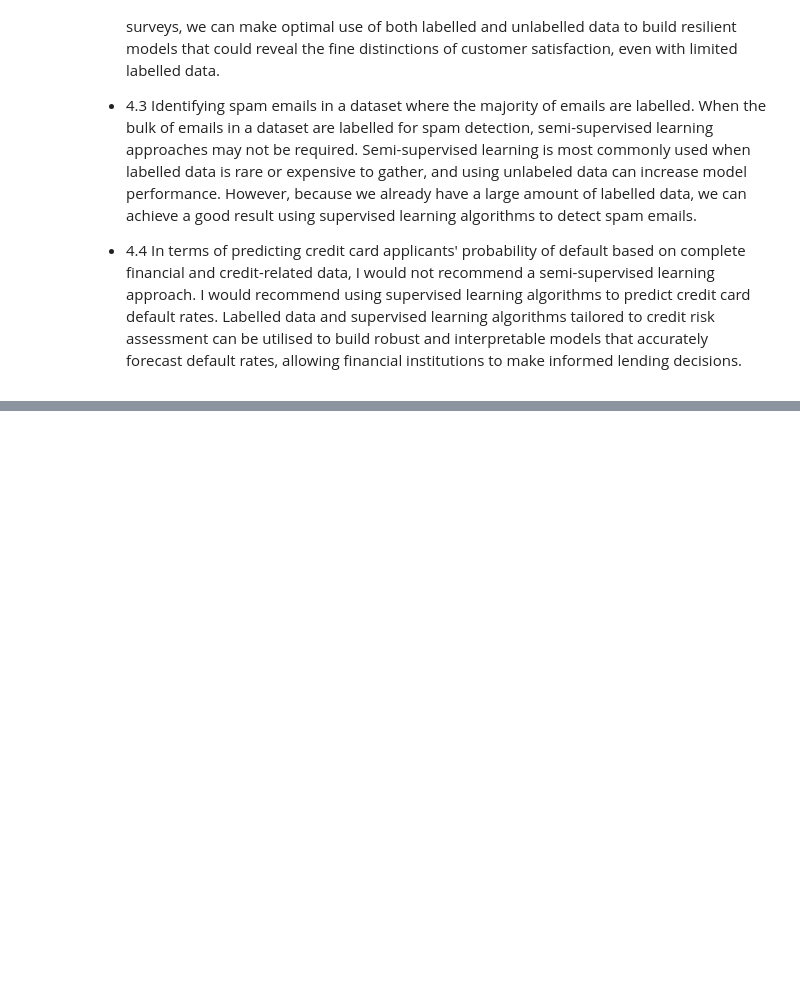
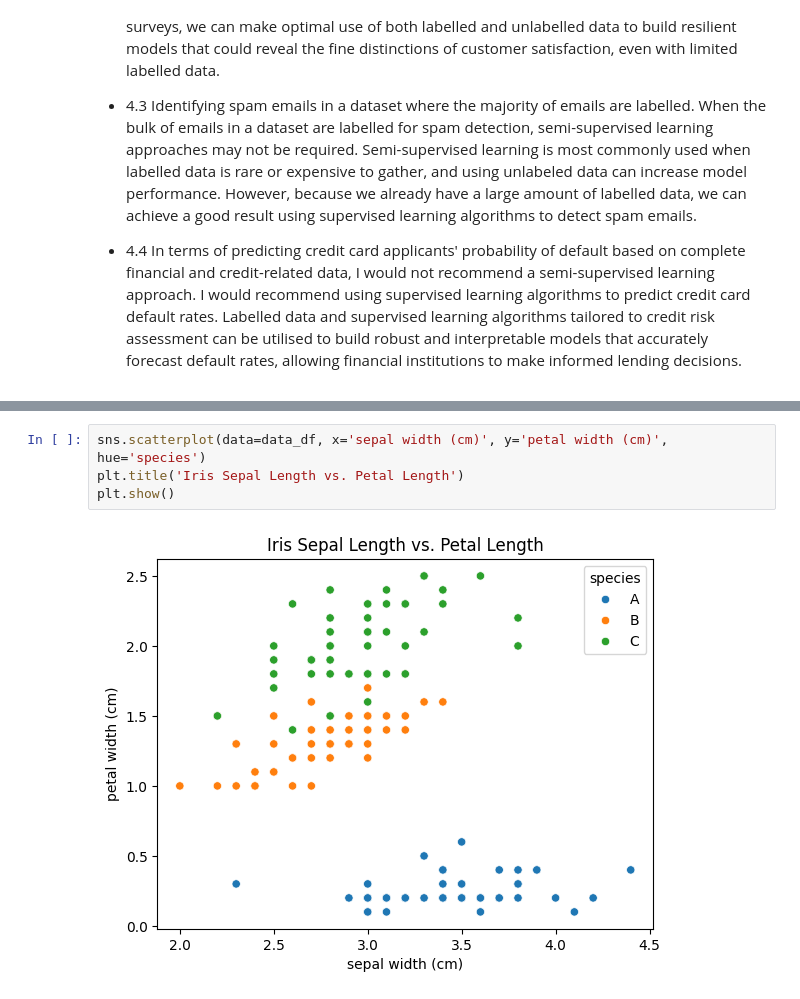
Before and after one commit to KaratuMT2016/HyperionDevBootCamp, a Jupyter notebook: MachineLearning/machine_learning.ipynb, the cells around one changed output, grey strips where cells are left out. Drawn from its saved outputs; the diff is of its cells as text; blank space fills up the shorter version.

```diff
--- a/MachineLearning/machine_learning.ipynb
+++ b/MachineLearning/machine_learning.ipynb
@@ -71,0 +211,6 @@ For each of the following real-world problems, determine whether it is appropria
+# %%
+sns.scatterplot(data=data_df, x='sepal width (cm)', y='petal width (cm)', hue='species')
+plt.title('Iris Sepal Length vs. Petal Length')
+plt.show()
+# %% [output]
+[figure, added]
```
Also changed, not shown: parts of 21 cells of this notebook, 2 other files.
